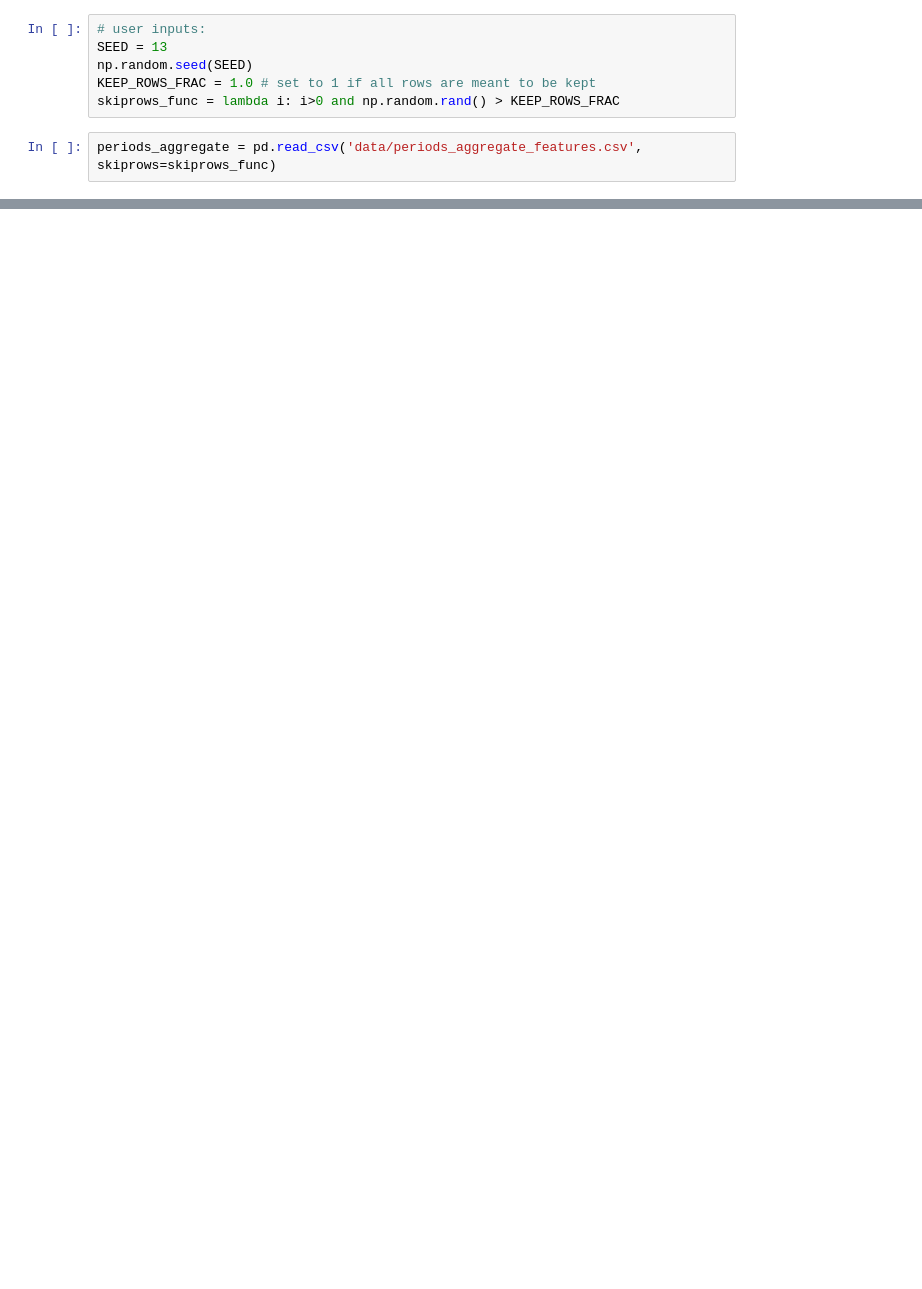
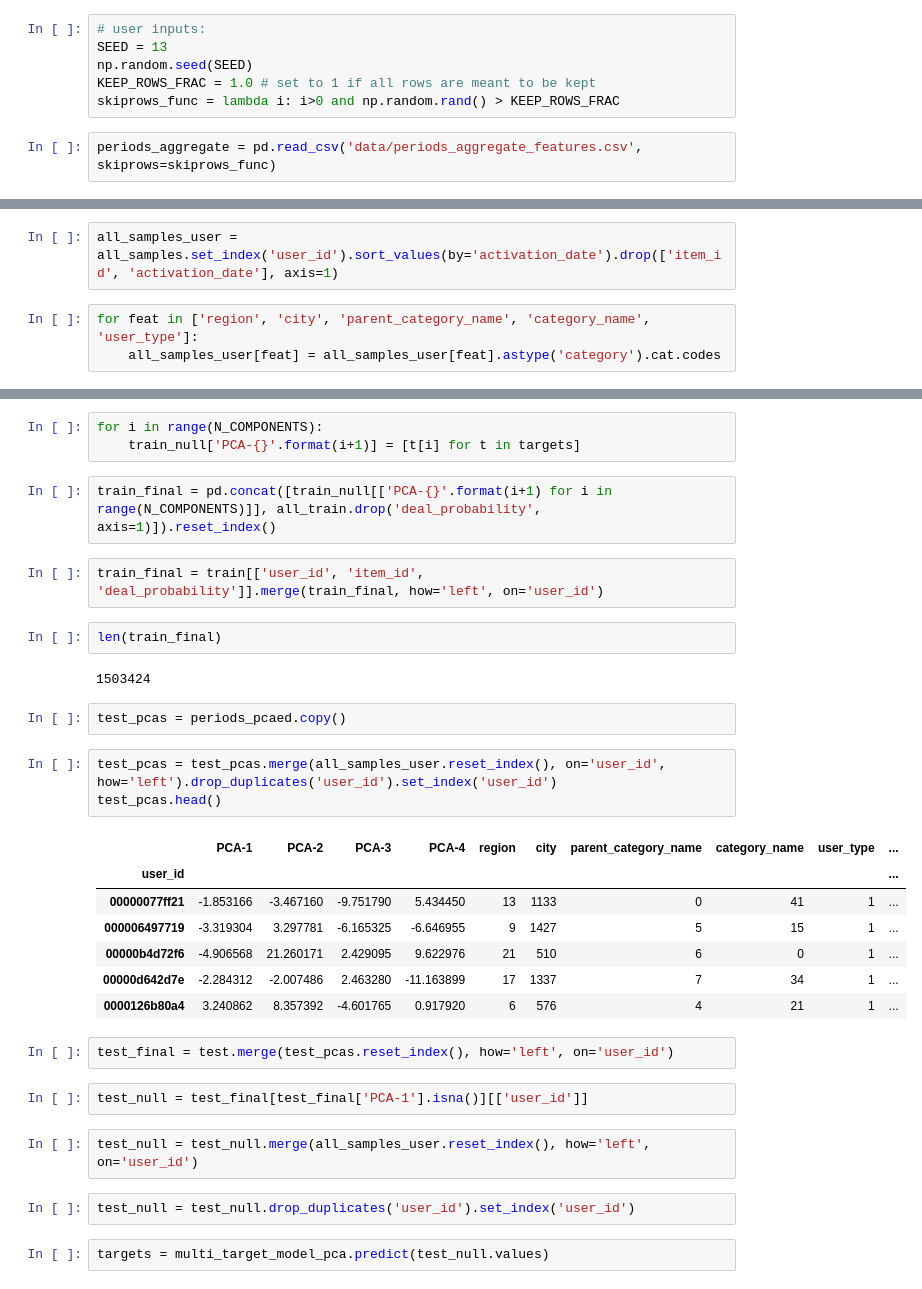
Before and after one commit to albalu/gdso-avito, a Jupyter notebook: train_periods_model.ipynb, the cells around one changed output, grey strips where cells are left out. Saved outputs shown, nothing was run; the diff lists cells and outputs as text; blank space fills up the shorter version.

```diff
--- a/train_periods_model.ipynb
+++ b/train_periods_model.ipynb
@@ -185,0 +172,5 @@ print(test_score)
+# %%
+all_samples_user = all_samples.set_index('user_id').sort_values(by='activation_date').drop(['item_id', 'activation_date'], axis=1)
+# %%
+for feat in ['region', 'city', 'parent_category_name', 'category_name', 'user_type']:
+    all_samples_user[feat] = all_samples_user[feat].astype('category').cat.codes
@@ -185,0 +217,34 @@ print(test_score)
+# %%
+for i in range(N_COMPONENTS):
+    train_null['PCA-{}'.format(i+1)] = [t[i] for t in targets]
+# %%
+train_final = pd.concat([train_null[['PCA-{}'.format(i+1) for i in range(N_COMPONENTS)]], all_train.drop('deal_probability', axis=1)]).reset_index()
+# %%
+train_final = train[['user_id', 'item_id', 'deal_probability']].merge(train_final, how='left', on='user_id')
+# %%
+len(train_final)
+# %% [output]
+1503424
+# %%
+test_pcas = periods_pcaed.copy()
+# %%
+test_pcas = test_pcas.merge(all_samples_user.reset_index(), on='user_id', how='left').drop_duplicates('user_id').set_index('user_id')
+test_pcas.head()
+# %% [output]
+|  | PCA-1 | PCA-2 | PCA-3 | PCA-4 | region | city | parent_category_name | category_name | user_type | ... |
+| user_id |  |  |  |  |  |  |  |  |  | ... |
+| 00000077ff21 | -1.853166 | -3.467160 | -9.751790 | 5.434450 | 13 | 1133 | 0 | 41 | 1 | ... |
+| 000006497719 | -3.319304 | 3.297781 | -6.165325 | -6.646955 | 9 | 1427 | 5 | 15 | 1 | ... |
+| 00000b4d72f6 | -4.906568 | 21.260171 | 2.429095 | 9.622976 | 21 | 510 | 6 | 0 | 1 | ... |
+| 00000d642d7e | -2.284312 | -2.007486 | 2.463280 | -11.163899 | 17 | 1337 | 7 | 34 | 1 | ... |
+| 0000126b80a4 | 3.240862 | 8.357392 | -4.601765 | 0.917920 | 6 | 576 | 4 | 21 | 1 | ... |
+# %%
+test_final = test.merge(test_pcas.reset_index(), how='left', on='user_id')
+# %%
+test_null = test_final[test_final['PCA-1'].isna()][['user_id']]
+# %%
+test_null = test_null.merge(all_samples_user.reset_index(), how='left', on='user_id')
+# %%
+test_null = test_null.drop_duplicates('user_id').set_index('user_id')
+# %%
+targets = multi_target_model_pca.predict(test_null.values)
```
Also changed, not shown: parts of 85 cells of this notebook.
